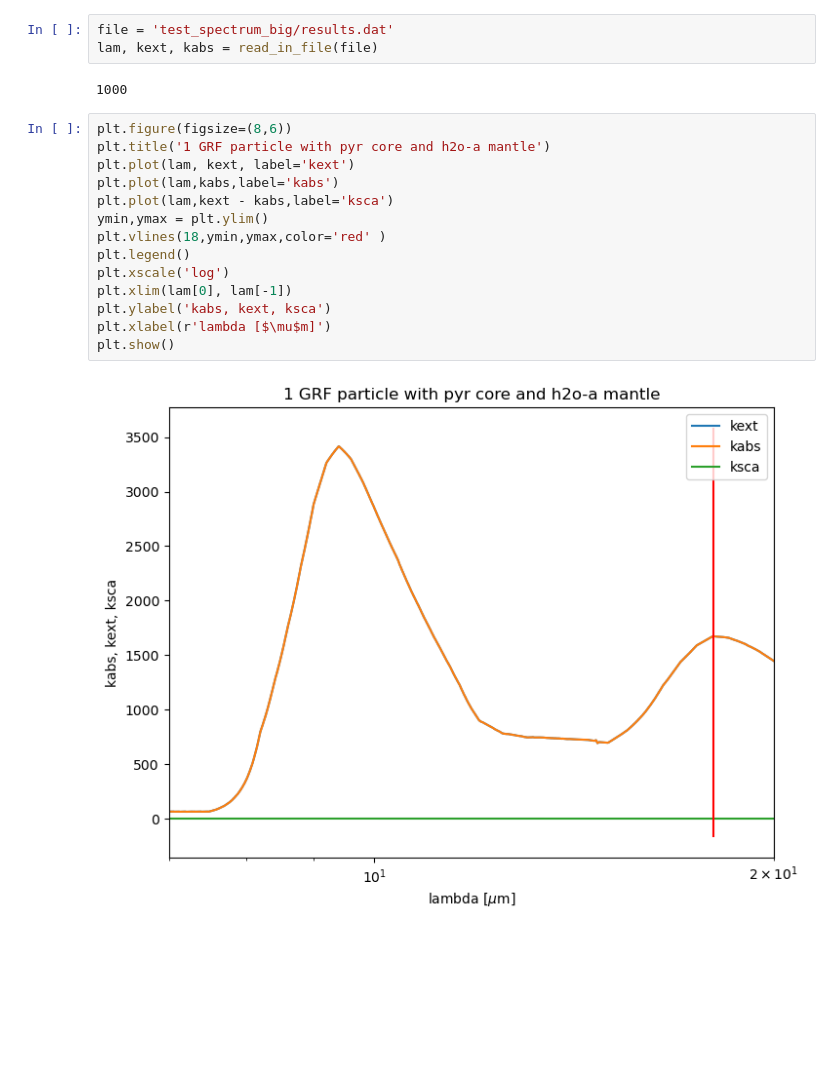
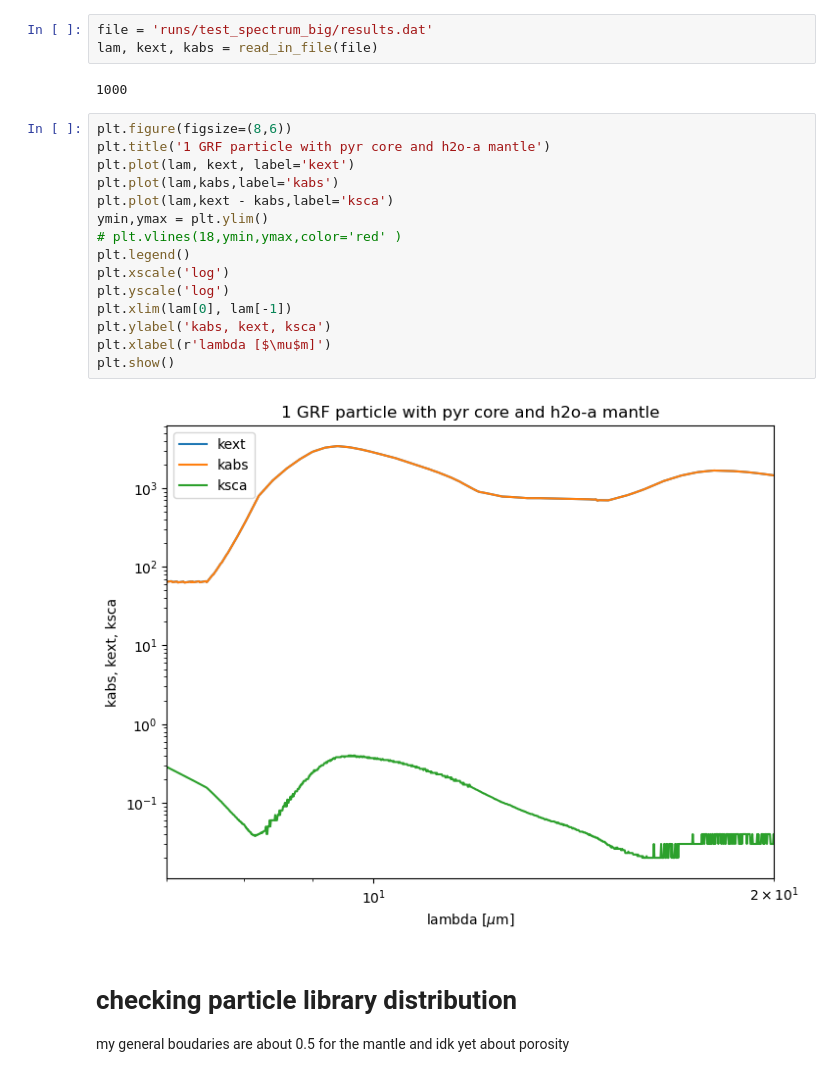
Before and after one commit to zweesing/thesis_project_code, a Jupyter notebook: testing.ipynb, the cells around one changed output. Drawn from its saved outputs; the diff is of its cells as text; blank space fills up the shorter version.

Commit message:
notebook for plotting and testing

```diff
--- a/testing.ipynb
+++ b/testing.ipynb
@@ -159,23 +120,27 @@ def read_in_file(file):
     print(nlam)
     return lam_arr, kext_arr, kabs_arr
 # %%
-file = 'test_spectrum_big/results.dat'
+file = 'runs/test_spectrum_big/results.dat'
 lam, kext, kabs = read_in_file(file)
 # %% [output]
 1000
 # %%
 plt.figure(figsize=(8,6))
 plt.title('1 GRF particle with pyr core and h2o-a mantle')
 plt.plot(lam, kext, label='kext')
 plt.plot(lam,kabs,label='kabs')
 plt.plot(lam,kext - kabs,label='ksca')
 ymin,ymax = plt.ylim()
-plt.vlines(18,ymin,ymax,color='red' )
+# plt.vlines(18,ymin,ymax,color='red' )
 plt.legend()
 plt.xscale('log')
+plt.yscale('log')
 plt.xlim(lam[0], lam[-1])
 plt.ylabel('kabs, kext, ksca')
 plt.xlabel(r'lambda [$\mu$m]')
 plt.show()
 # %% [output]
-[figure, old version]
+[figure, new version]
+# %% [markdown]
+# checking particle library distribution
+my general boudaries are about 0.5 for the mantle and idk yet about porosity
```
Also changed, not shown: parts of 7 cells of this notebook.
